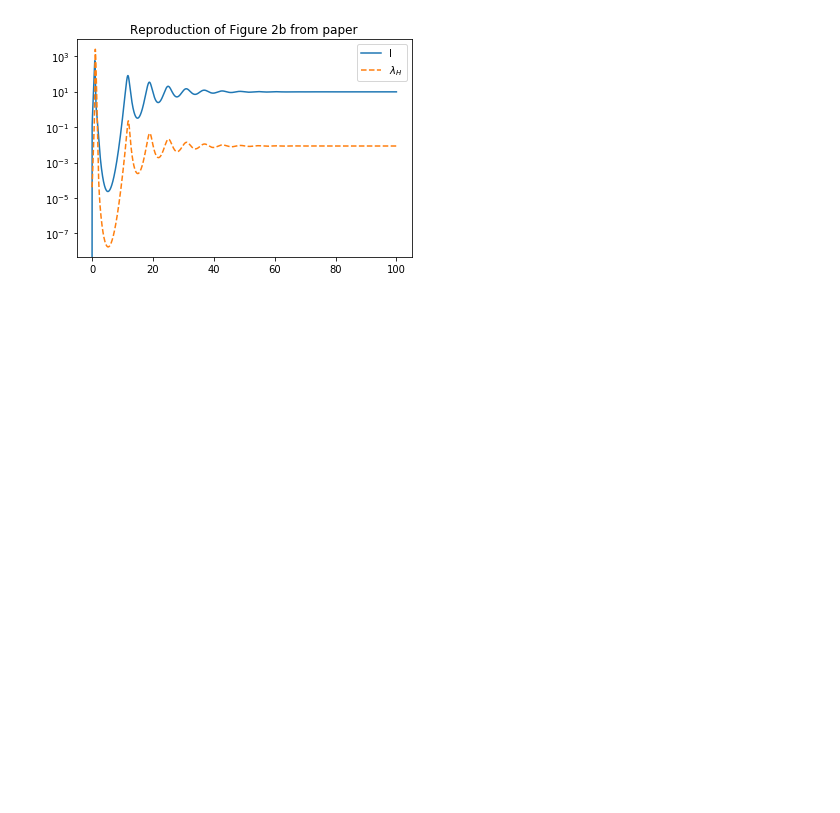
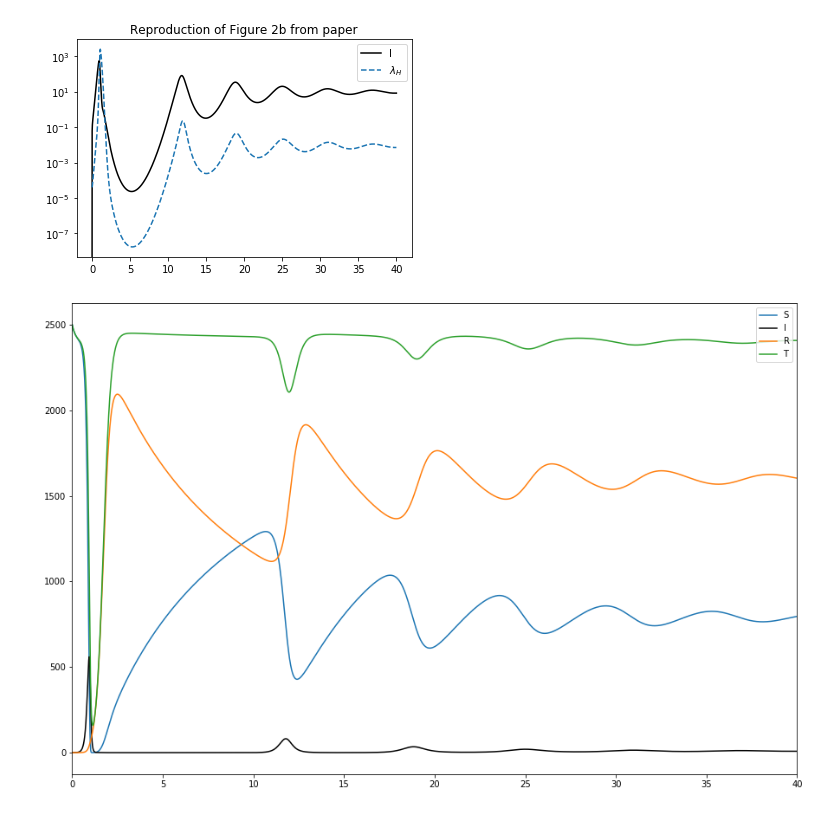
Before and after one commit to gracez/Bubonic-Plague, a Jupyter notebook: Deterministic Model.ipynb, the cells around one changed output. Drawn from its saved outputs; the diff is of its cells as text; code cells hidden in the pictures; blank space fills up the shorter version.

```diff
--- a/Deterministic Model.ipynb
+++ b/Deterministic Model.ipynb
@@ -62,7 +62,7 @@ X_0=[S_0, I_0, R_0, N_0, F_0]
 # Solving the ODE #
 
 # numerical time steps (time start, time end, number steps)
-t=np.linspace(0,100,10000)
+t=np.linspace(0,40,10000)
 
 # numerically integrate the ode
 ans=odeint(dX_dt,X_0,t)
@@ -77,13 +77,28 @@ F = ans[:,4]
 # define potential infection force to humans
 lambda_H = F*np.exp(-a*(S+I+R))
 # %%
-# Plots #
+# Plot #
 
-plt.plot(t, I, label='I')
+plt.plot(t, I, 'k', label='I')
 plt.plot(t, lambda_H, '--', label='$\lambda_H$')
 plt.title('Reproduction of Figure 2b from paper')
 plt.yscale('log')
 plt.legend()
 plt.show()
+
+# Other plots not in paper #
+
+plt.figure(figsize=(15, 10))
+plt.plot(t, S, label='S')
+plt.plot(t, I, 'k', label='I')
+plt.plot(t, R, label='R')
+#plt.plot(t, F, label='F')
+plt.plot(t, S+I+R, label='T')
+#plt.plot(t, lambda_H, '--', label='$\lambda_H$')
+#plt.yscale('log')
+plt.xlim(0,40)
+plt.legend(loc='upper right')
+plt.show()
 # %% [output]
-[figure, old version]
+[figure, new version]
+[figure, added]
```
